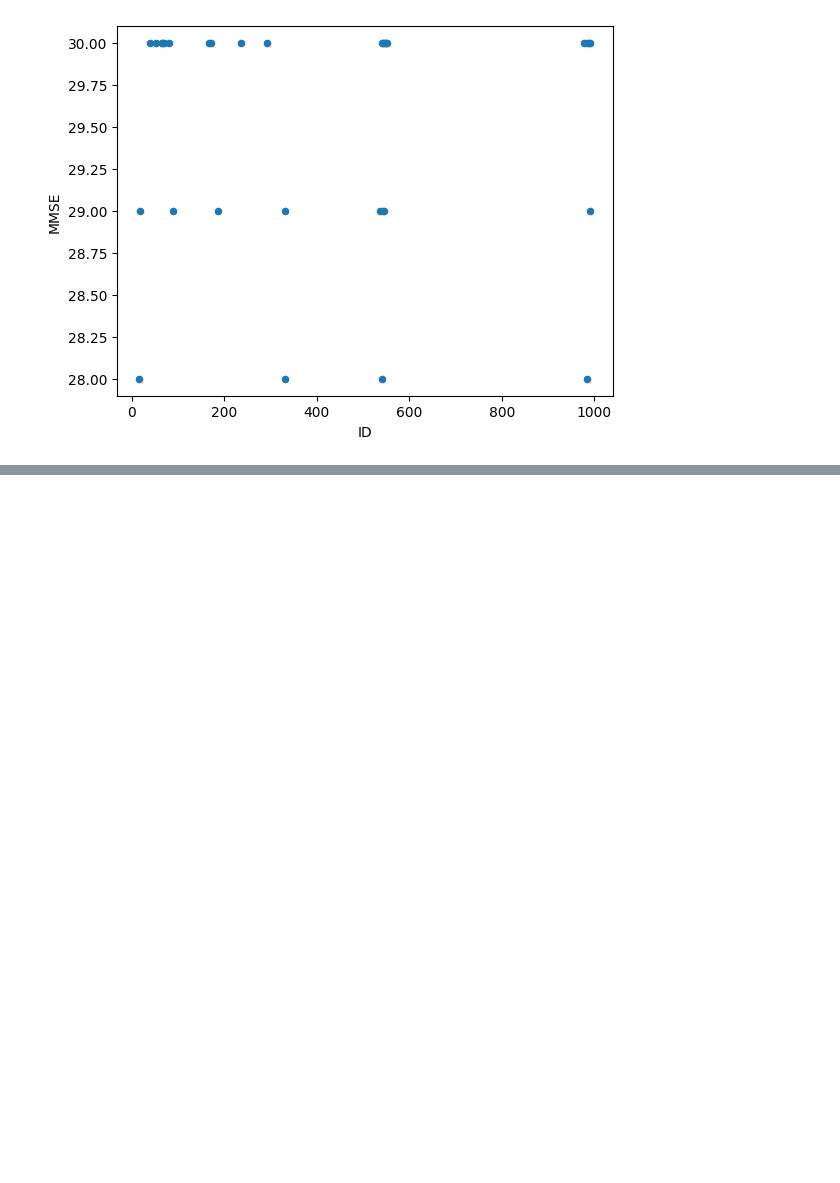
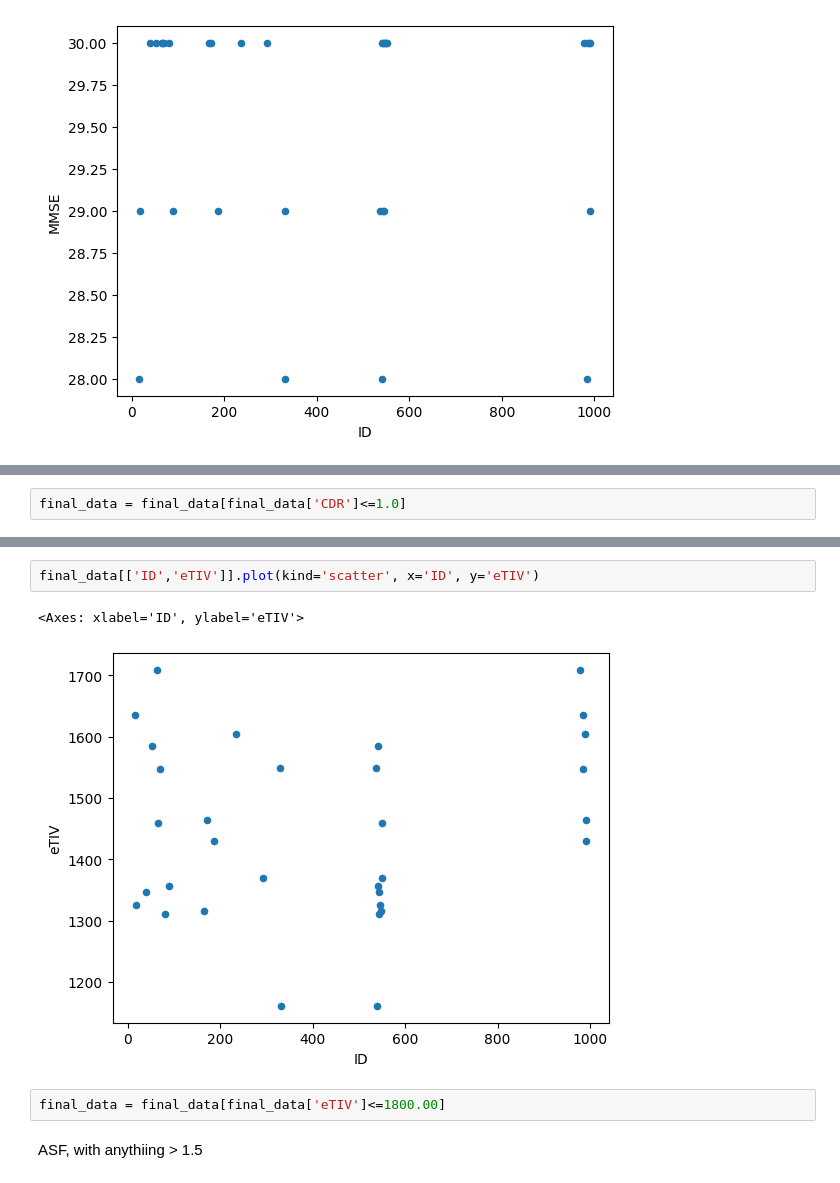
Before and after one commit to Steevei/Alzheimer-Prediction-, a Jupyter notebook: alzheimers-prediction.ipynb, the cells around one changed output, grey strips where cells are left out. Cells and saved outputs as stored; diff of their text form; blank space fills up the shorter version.

```diff
--- a/alzheimers-prediction.ipynb
+++ b/alzheimers-prediction.ipynb
@@ -265,0 +289,2 @@ final_data[final_data['CDR']> 1]
+# %%
+final_data = final_data[final_data['CDR']<=1.0]
@@ -265,0 +313,9 @@ final_data[final_data['CDR']> 1]
+# %%
+final_data[['ID','eTIV']].plot(kind='scatter', x='ID', y='eTIV')
+# %% [output]
+<Axes: xlabel='ID', ylabel='eTIV'>
+[figure, added]
+# %%
+final_data = final_data[final_data['eTIV']<=1800.00]
+# %% [markdown]
+ASF, with anythiing > 1.5
```
Also changed, not shown: parts of 13 cells of this notebook.
